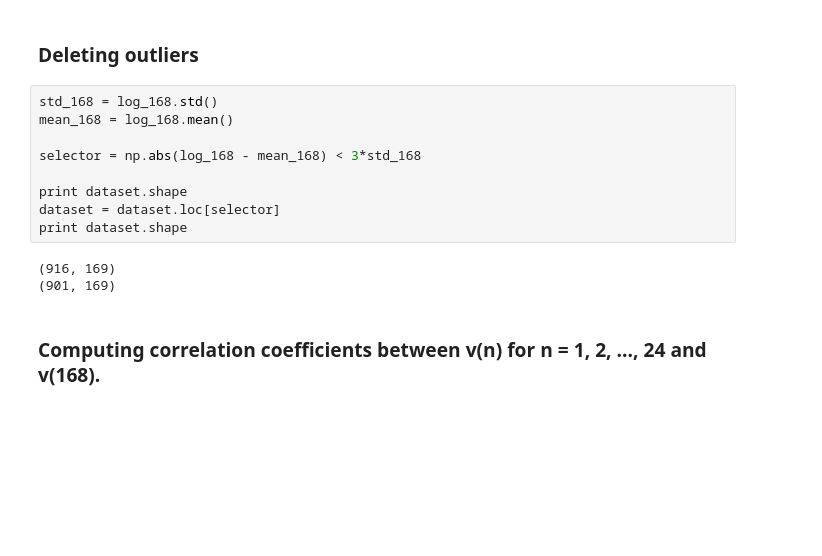
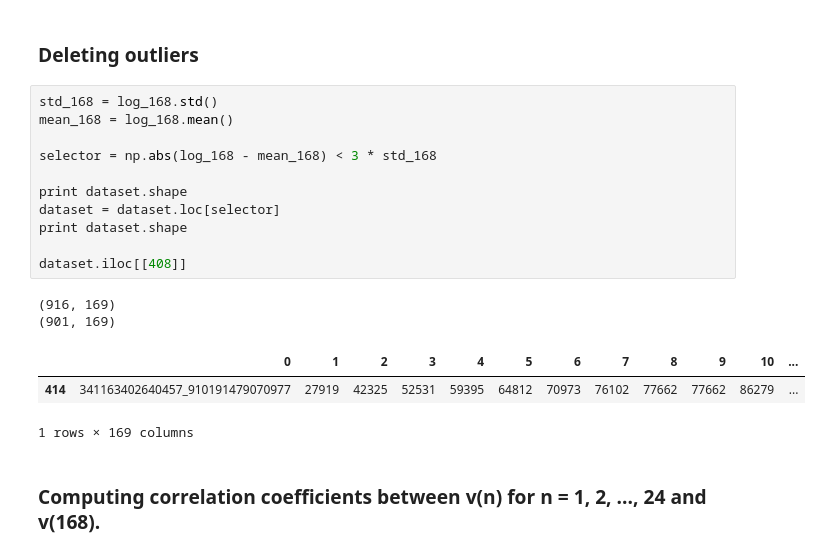
Before and after one commit to aleksandramozejko/tooploox_exercise, a Jupyter notebook: Tooploox solution.ipynb, the cells around one changed output. Cells and saved outputs as stored; diff of their text form; blank space fills up the shorter version.

```diff
--- a/Tooploox solution.ipynb
+++ b/Tooploox solution.ipynb
@@ -37,15 +43,20 @@ log_168.hist(bins = 40)
 # %%
 std_168 = log_168.std()
 mean_168 = log_168.mean()
 
-selector = np.abs(log_168 - mean_168) < 3*std_168
+selector = np.abs(log_168 - mean_168) < 3 * std_168
 
 print dataset.shape
 dataset = dataset.loc[selector]
 print dataset.shape
+
+dataset.iloc[[408]]
 # %% [output]
 (916, 169)
 (901, 169)
+|  | 0 | 1 | 2 | 3 | 4 | 5 | 6 | 7 | 8 | 9 | 10 | ... |
+| 414 | 341163402640457_910191479070977 | 27919 | 42325 | 52531 | 59395 | 64812 | 70973 | 76102 | 77662 | 77662 | 86279 | ... |
+1 rows × 169 columns
 # %% [markdown]
 ### Computing correlation coefficients between v(n) for n = 1, 2, ..., 24 and v(168).
 # %%
```
Also changed, not shown: parts of 6 cells of this notebook.
